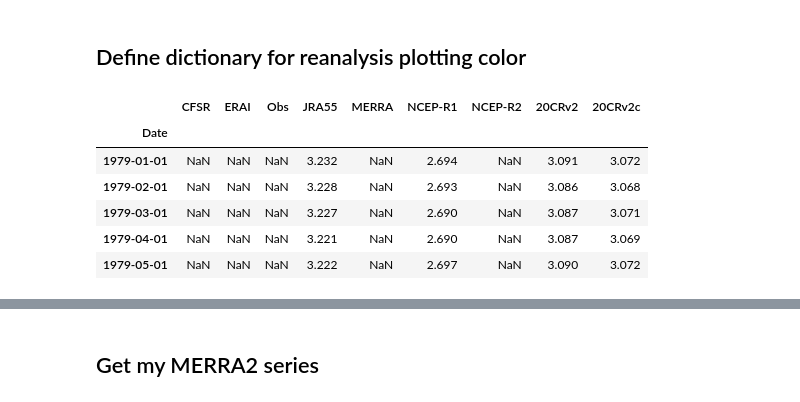
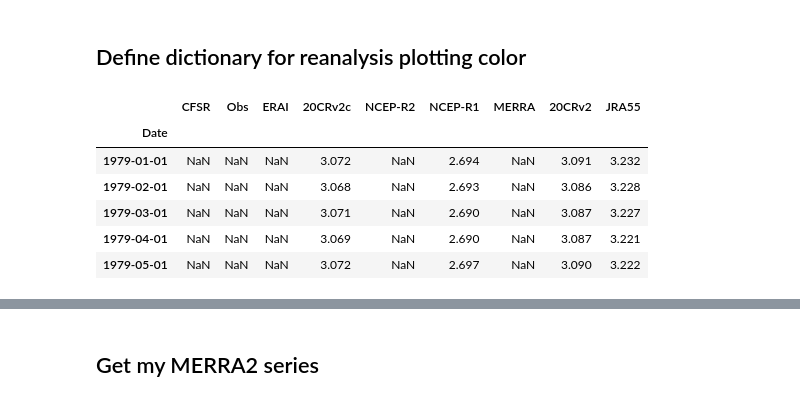
Before and after one commit to andypbarrett/SnowOnSeaIce, a Jupyter notebook: notebooks/plot_reanalysis_global_precipitation_rate.ipynb, the cells around one changed output, grey strips where cells are left out. Drawn from its saved outputs; the diff is of its cells as text; code cells hidden in the pictures.

```diff
--- a/notebooks/plot_reanalysis_global_precipitation_rate.ipynb
+++ b/notebooks/plot_reanalysis_global_precipitation_rate.ipynb
@@ -50,24 +50,24 @@ name_dict = {
 # %%
 def read_data(filepath):
     """Reads csv file downloaded from NOAA WRIT"""
-    p = re.compile(r'(?<=reanalysis_writ\\)\w+')
+    p = re.compile(r'(?<=reanalysis_writ\/)\w+')
     df = pd.read_csv(filepath, header=None, skiprows=1, index_col='Date',
                      names=['Date', name_dict[p.search(filepath).group(0)]],
                      parse_dates=True, na_values=-9999.000)
     return df
 # %%
-dirpath = r'C:\Users\apbarret\Documents\data\reanalysis_writ'
+dirpath = r'/home/apbarret/data/reanalysis_writ'
 fileGlob = glob.glob( os.path.join(dirpath, '*.prate.global.month.smoothed.csv') )
 fileGlob
 
 df = pd.concat( [read_data(f) for f in fileGlob], axis=1 )
 df.head()
 # %% [output]
-|  | CFSR | ERAI | Obs | JRA55 | MERRA | NCEP-R1 | NCEP-R2 | 20CRv2 | 20CRv2c |
+|  | CFSR | Obs | ERAI | 20CRv2c | NCEP-R2 | NCEP-R1 | MERRA | 20CRv2 | JRA55 |
 | Date |  |  |  |  |  |  |  |  |  |
-| 1979-01-01 | NaN | NaN | NaN | 3.232 | NaN | 2.694 | NaN | 3.091 | 3.072 |
-| 1979-02-01 | NaN | NaN | NaN | 3.228 | NaN | 2.693 | NaN | 3.086 | 3.068 |
-| 1979-03-01 | NaN | NaN | NaN | 3.227 | NaN | 2.690 | NaN | 3.087 | 3.071 |
-| 1979-04-01 | NaN | NaN | NaN | 3.221 | NaN | 2.690 | NaN | 3.087 | 3.069 |
-| 1979-05-01 | NaN | NaN | NaN | 3.222 | NaN | 2.697 | NaN | 3.090 | 3.072 |
+| 1979-01-01 | NaN | NaN | NaN | 3.072 | NaN | 2.694 | NaN | 3.091 | 3.232 |
+| 1979-02-01 | NaN | NaN | NaN | 3.068 | NaN | 2.693 | NaN | 3.086 | 3.228 |
+| 1979-03-01 | NaN | NaN | NaN | 3.071 | NaN | 2.690 | NaN | 3.087 | 3.227 |
+| 1979-04-01 | NaN | NaN | NaN | 3.069 | NaN | 2.690 | NaN | 3.087 | 3.221 |
+| 1979-05-01 | NaN | NaN | NaN | 3.072 | NaN | 2.697 | NaN | 3.090 | 3.222 |
 # %%
```
Also changed, not shown: parts of 6 cells of this notebook, 7 other files.
